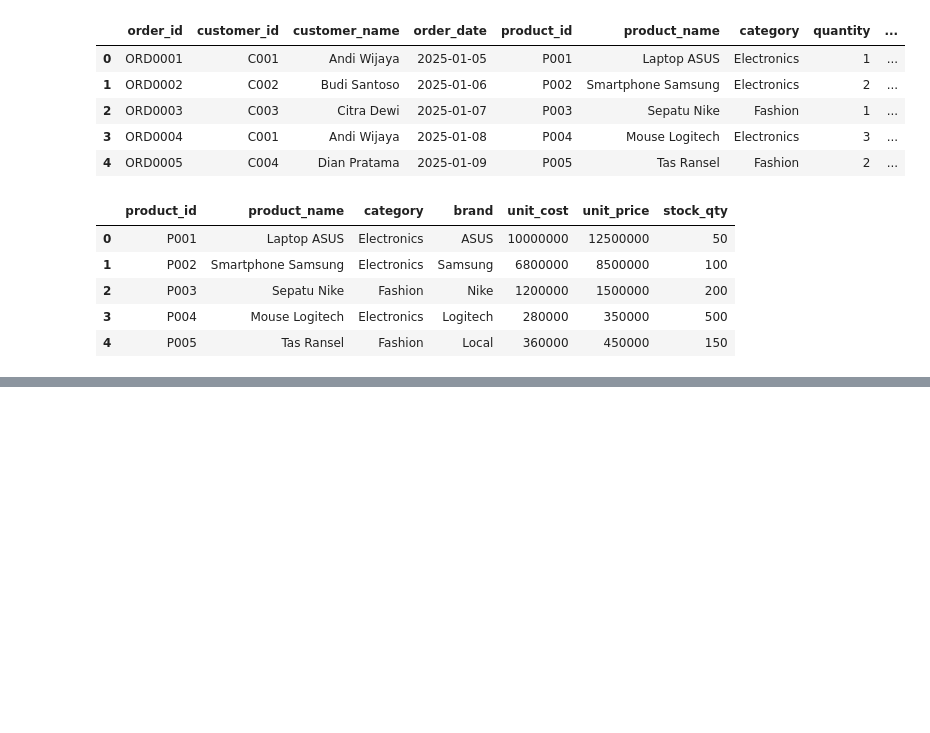
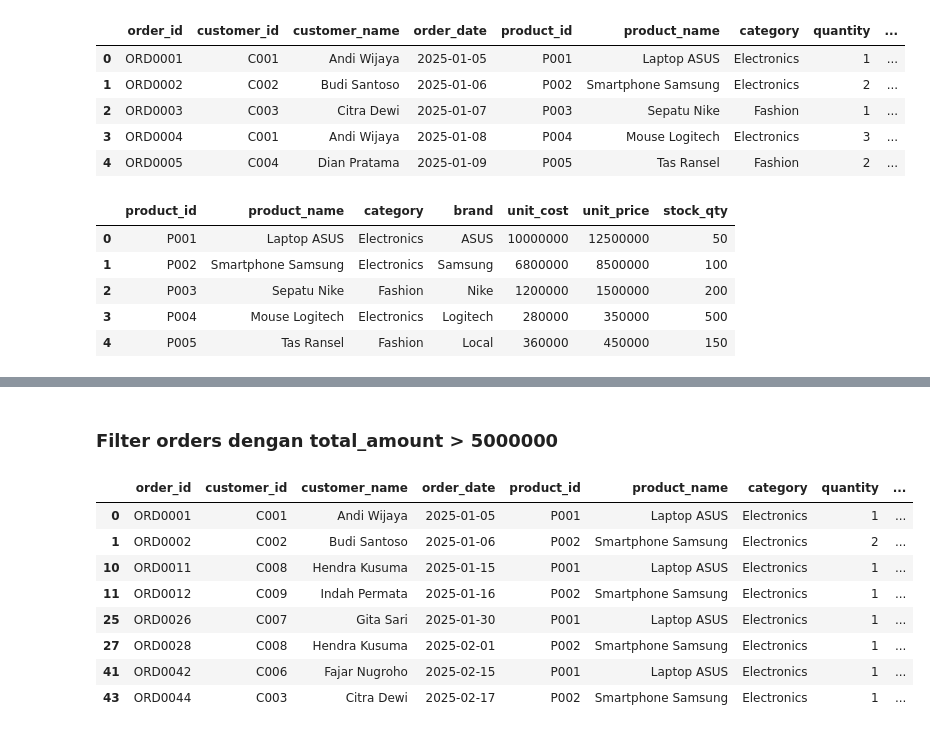
Before and after one commit to galahad20/assignment_Data_Manipulation, a Jupyter notebook: ASSIGNMENT_TEMP_DE14_DAY11_DIMAS_ABIAN_IHSAN.ipynb, the cells around one changed output, grey strips where cells are left out. Cells and saved outputs as stored; diff of their text form; code cells hidden in the pictures; blank space fills up the shorter version.

```diff
--- a/ASSIGNMENT_TEMP_DE14_DAY11_DIMAS_ABIAN_IHSAN.ipynb
+++ b/ASSIGNMENT_TEMP_DE14_DAY11_DIMAS_ABIAN_IHSAN.ipynb
@@ -75,0 +183,14 @@ prod.head()
+# %% [markdown]
+### Filter orders dengan total_amount > 5000000
+# %%
+order[order['total_amount'] > 5000000]
+# %% [output]
+|  | order_id | customer_id | customer_name | order_date | product_id | product_name | category | quantity | ... |
+| 0 | ORD0001 | C001 | Andi Wijaya | 2025-01-05 | P001 | Laptop ASUS | Electronics | 1 | ... |
+| 1 | ORD0002 | C002 | Budi Santoso | 2025-01-06 | P002 | Smartphone Samsung | Electronics | 2 | ... |
+| 10 | ORD0011 | C008 | Hendra Kusuma | 2025-01-15 | P001 | Laptop ASUS | Electronics | 1 | ... |
+| 11 | ORD0012 | C009 | Indah Permata | 2025-01-16 | P002 | Smartphone Samsung | Electronics | 1 | ... |
+| 25 | ORD0026 | C007 | Gita Sari | 2025-01-30 | P001 | Laptop ASUS | Electronics | 1 | ... |
+| 27 | ORD0028 | C008 | Hendra Kusuma | 2025-02-01 | P002 | Smartphone Samsung | Electronics | 1 | ... |
+| 41 | ORD0042 | C006 | Fajar Nugroho | 2025-02-15 | P001 | Laptop ASUS | Electronics | 1 | ... |
+| 43 | ORD0044 | C003 | Citra Dewi | 2025-02-17 | P002 | Smartphone Samsung | Electronics | 1 | ... |
```
Also changed, not shown: parts of 10 cells of this notebook.
